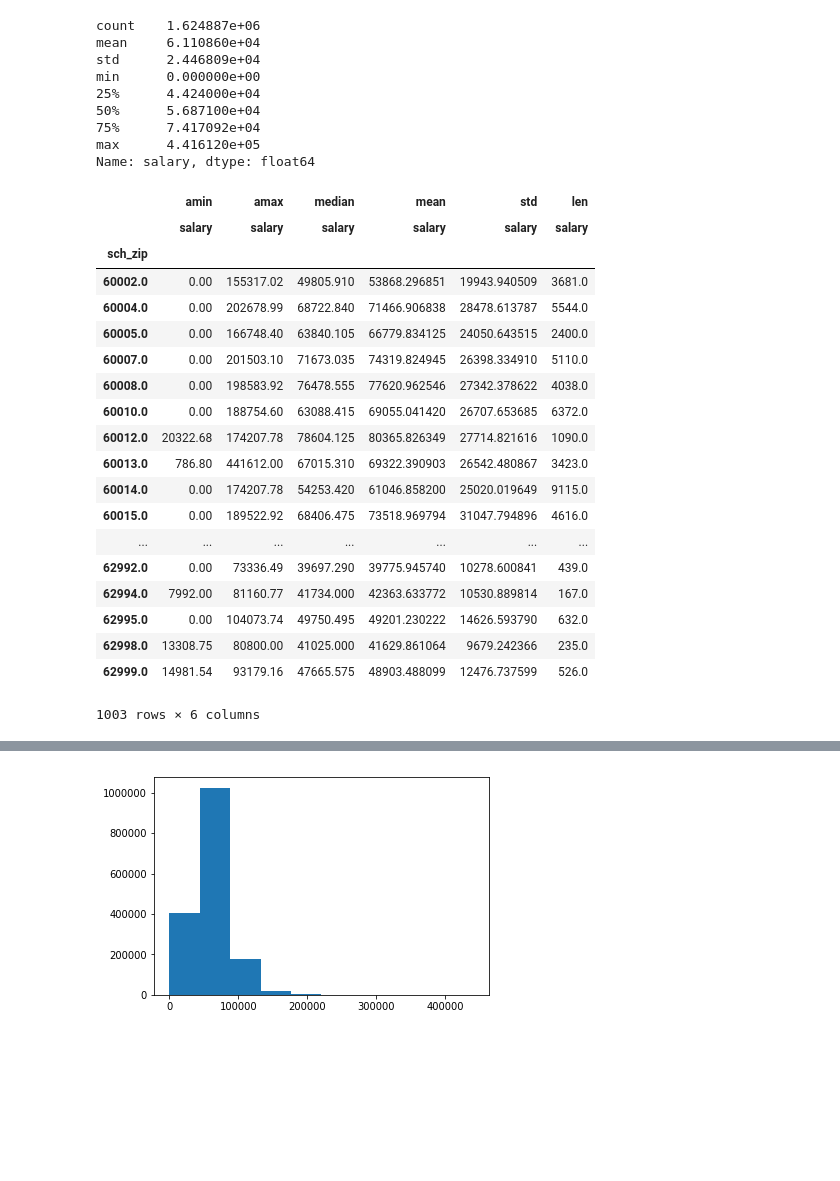
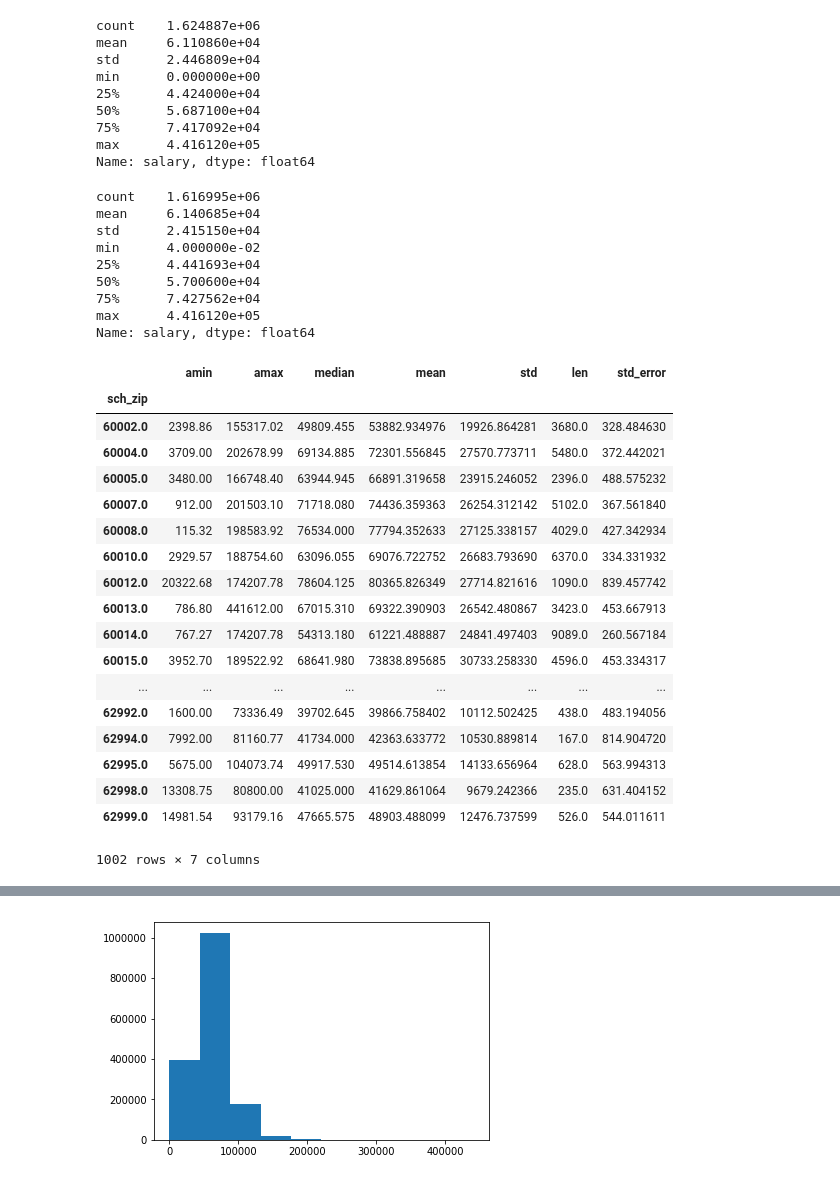
Before and after one commit to obxkid413/DSC-672_Project, a Jupyter notebook: DSC_672_Notebook_Jon.ipynb, the cells around one changed output, grey strips where cells are left out. Saved outputs shown, nothing was run; the diff lists cells and outputs as text; code cells hidden in the pictures; blank space fills up the shorter version.

```diff
--- a/DSC_672_Notebook_Jon.ipynb
+++ b/DSC_672_Notebook_Jon.ipynb
@@ -95,32 +95,46 @@ min      0.000000e+00
 75%      7.417092e+04
 max      4.416120e+05
 Name: salary, dtype: float64
+# %%
+#Remove cases where salary is listed as $0.
+master_df=master_df[master_df['salary']>0]
+master_df['salary'].describe()
+# %% [output]
+count    1.616995e+06
+mean     6.140685e+04
+std      2.415150e+04
+min      4.000000e-02
+25%      4.441693e+04
+50%      5.700600e+04
+75%      7.427562e+04
+max      4.416120e+05
+Name: salary, dtype: float64
 # %%
 #Show mean salary by zip and year.
 salaries_zip=pd.pivot_table(data=master_df, index='sch_zip', values='salary', aggfunc=[np.min, np.max, np.median, np.mean, np.std, len])
+#Create a summary table of salary with different stats.
+salaries_zip.columns = salaries_zip.columns.get_level_values(0)
+salaries_zip['std_error']=salaries_zip['std']/np.sqrt(salaries_zip['len'])
 salaries_zip
-#Create a summary table of salary with different stats.
-#salaries=pd.pivot_table(data=master_df, index='year', values='salary', aggfunc=[np.min, np.max, np.median, np.mean, np.std, len])
 # %% [output]
-|  | amin | amax | median | mean | std | len |
-|  | salary | salary | salary | salary | salary | salary |
-| sch_zip |  |  |  |  |  |  |
-| 60002.0 | 0.00 | 155317.02 | 49805.910 | 53868.296851 | 19943.940509 | 3681.0 |
-| 60004.0 | 0.00 | 202678.99 | 68722.840 | 71466.906838 | 28478.613787 | 5544.0 |
-| 60005.0 | 0.00 | 166748.40 | 63840.105 | 66779.834125 | 24050.643515 | 2400.0 |
-| 60007.0 | 0.00 | 201503.10 | 71673.035 | 74319.824945 | 26398.334910 | 5110.0 |
-| 60008.0 | 0.00 | 198583.92 | 76478.555 | 77620.962546 | 27342.378622 | 4038.0 |
-| 60010.0 | 0.00 | 188754.60 | 63088.415 | 69055.041420 | 26707.653685 | 6372.0 |
-| 60012.0 | 20322.68 | 174207.78 | 78604.125 | 80365.826349 | 27714.821616 | 1090.0 |
-| 60013.0 | 786.80 | 441612.00 | 67015.310 | 69322.390903 | 26542.480867 | 3423.0 |
-| 60014.0 | 0.00 | 174207.78 | 54253.420 | 61046.858200 | 25020.019649 | 9115.0 |
-| 60015.0 | 0.00 | 189522.92 | 68406.475 | 73518.969794 | 31047.794896 | 4616.0 |
-| ... | ... | ... | ... | ... | ... | ... |
-| 62992.0 | 0.00 | 73336.49 | 39697.290 | 39775.945740 | 10278.600841 | 439.0 |
-| 62994.0 | 7992.00 | 81160.77 | 41734.000 | 42363.633772 | 10530.889814 | 167.0 |
-| 62995.0 | 0.00 | 104073.74 | 49750.495 | 49201.230222 | 14626.593790 | 632.0 |
-| 62998.0 | 13308.75 | 80800.00 | 41025.000 | 41629.861064 | 9679.242366 | 235.0 |
-| 62999.0 | 14981.54 | 93179.16 | 47665.575 | 48903.488099 | 12476.737599 | 526.0 |
+|  | amin | amax | median | mean | std | len | std_error |
+| sch_zip |  |  |  |  |  |  |  |
+| 60002.0 | 2398.86 | 155317.02 | 49809.455 | 53882.934976 | 19926.864281 | 3680.0 | 328.484630 |
+| 60004.0 | 3709.00 | 202678.99 | 69134.885 | 72301.556845 | 27570.773711 | 5480.0 | 372.442021 |
+| 60005.0 | 3480.00 | 166748.40 | 63944.945 | 66891.319658 | 23915.246052 | 2396.0 | 488.575232 |
+| 60007.0 | 912.00 | 201503.10 | 71718.080 | 74436.359363 | 26254.312142 | 5102.0 | 367.561840 |
+| 60008.0 | 115.32 | 198583.92 | 76534.000 | 77794.352633 | 27125.338157 | 4029.0 | 427.342934 |
+| 60010.0 | 2929.57 | 188754.60 | 63096.055 | 69076.722752 | 26683.793690 | 6370.0 | 334.331932 |
+| 60012.0 | 20322.68 | 174207.78 | 78604.125 | 80365.826349 | 27714.821616 | 1090.0 | 839.457742 |
+| 60013.0 | 786.80 | 441612.00 | 67015.310 | 69322.390903 | 26542.480867 | 3423.0 | 453.667913 |
+| 60014.0 | 767.27 | 174207.78 | 54313.180 | 61221.488887 | 24841.497403 | 9089.0 | 260.567184 |
+| 60015.0 | 3952.70 | 189522.92 | 68641.980 | 73838.895685 | 30733.258330 | 4596.0 | 453.334317 |
+| ... | ... | ... | ... | ... | ... | ... | ... |
+| 62992.0 | 1600.00 | 73336.49 | 39702.645 | 39866.758402 | 10112.502425 | 438.0 | 483.194056 |
+| 62994.0 | 7992.00 | 81160.77 | 41734.000 | 42363.633772 | 10530.889814 | 167.0 | 814.904720 |
+| 62995.0 | 5675.00 | 104073.74 | 49917.530 | 49514.613854 | 14133.656964 | 628.0 | 563.994313 |
+| 62998.0 | 13308.75 | 80800.00 | 41025.000 | 41629.861064 | 9679.242366 | 235.0 | 631.404152 |
+| 62999.0 | 14981.54 | 93179.16 | 47665.575 | 48903.488099 | 12476.737599 | 526.0 | 544.011611 |
-1003 rows × 6 columns
+1002 rows × 7 columns
 # %%
 salaries_year=pd.pivot_table(data=master_df, index='year', values='salary', aggfunc=[np.min, np.max, np.median, np.mean, np.std, len])
```
Also changed, not shown: parts of 34 cells of this notebook.
